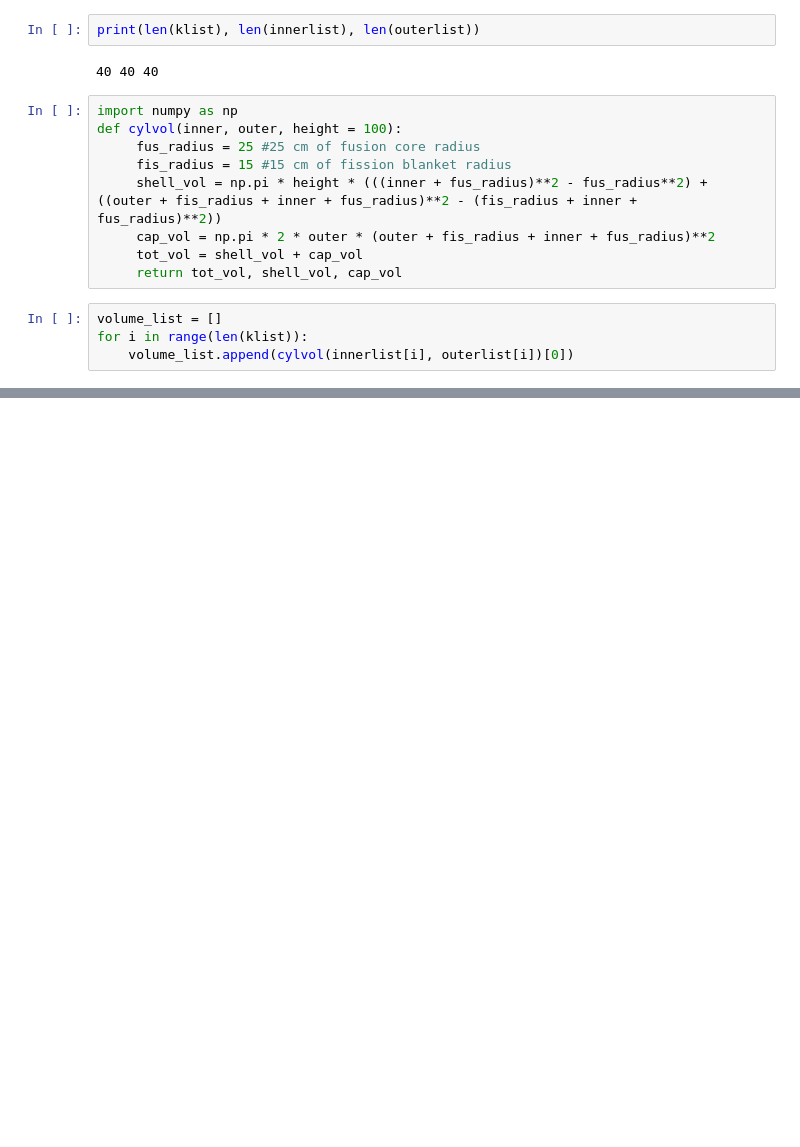
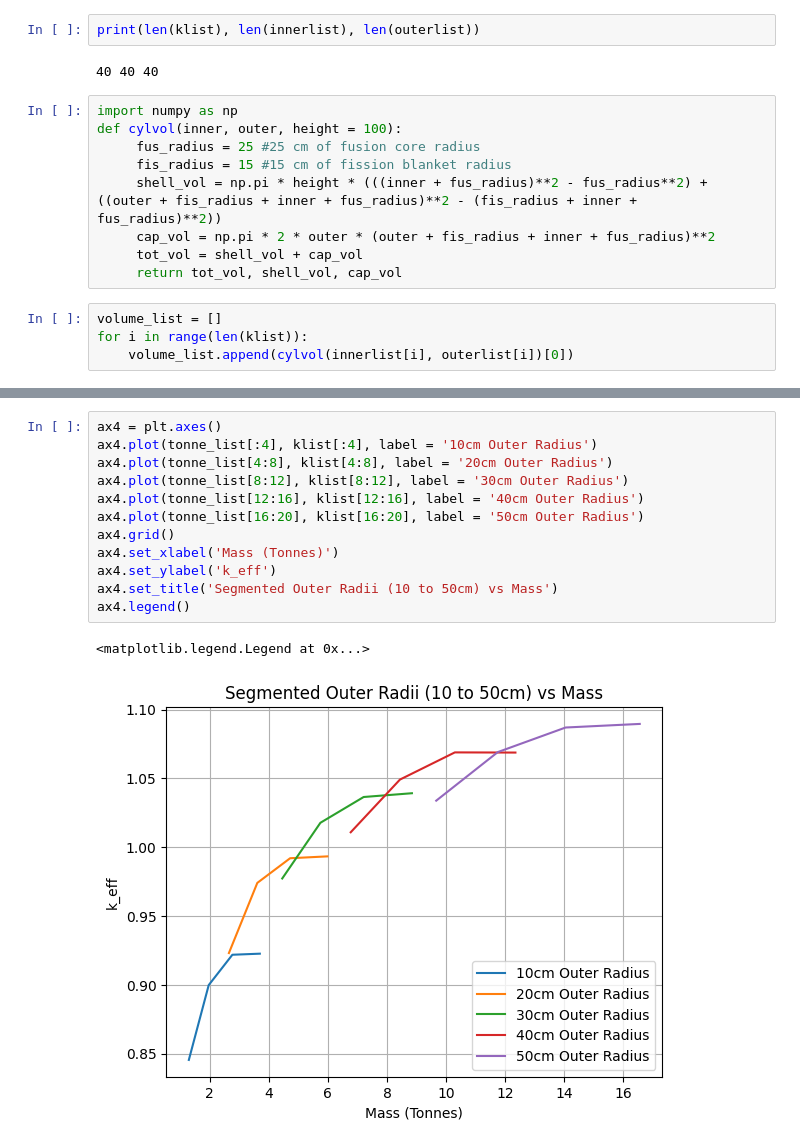
Before and after one commit to andrewpolitz/astrofuse, a Jupyter notebook: keff_calcs.ipynb, the cells around one changed output, grey strips where cells are left out. Drawn from its saved outputs; the diff is of its cells as text; blank space fills up the shorter version.

```diff
--- a/keff_calcs.ipynb
+++ b/keff_calcs.ipynb
@@ -103,0 +189,15 @@ plt.plot(volume_list, klist)
+# %%
+ax4 = plt.axes()
+ax4.plot(tonne_list[:4], klist[:4], label = '10cm Outer Radius')
+ax4.plot(tonne_list[4:8], klist[4:8], label = '20cm Outer Radius')
+ax4.plot(tonne_list[8:12], klist[8:12], label = '30cm Outer Radius')
+ax4.plot(tonne_list[12:16], klist[12:16], label = '40cm Outer Radius')
+ax4.plot(tonne_list[16:20], klist[16:20], label = '50cm Outer Radius')
+ax4.grid()
+ax4.set_xlabel('Mass (Tonnes)')
+ax4.set_ylabel('k_eff')
+ax4.set_title('Segmented Outer Radii (10 to 50cm) vs Mass')
+ax4.legend()
+# %% [output]
+<matplotlib.legend.Legend at 0x...>
+[figure, added]
```
Also changed, not shown: parts of 12 cells of this notebook.
